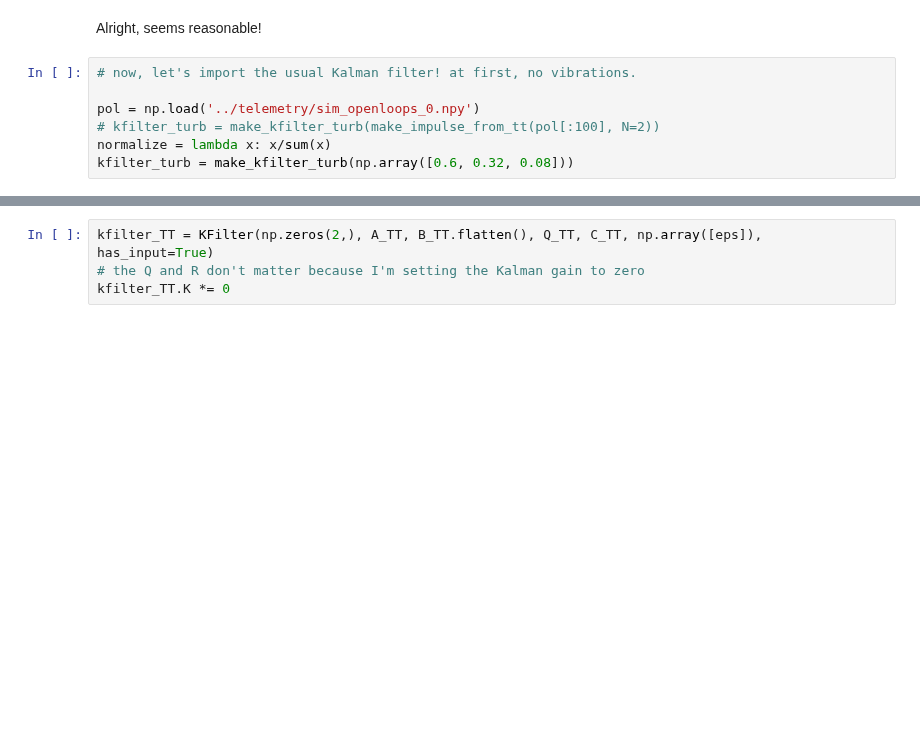
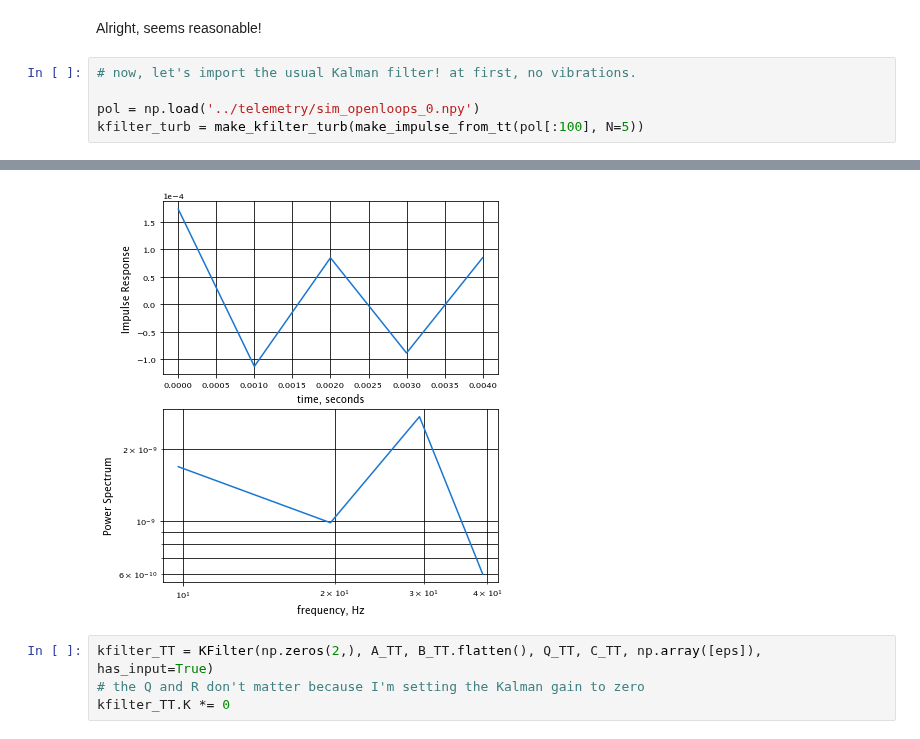
Before and after one commit to aditya-sengupta/tip-tilt-control, a Jupyter notebook: control/dev/mpc.ipynb, the cells around one changed output, grey strips where cells are left out. Cells and saved outputs as stored; diff of their text form; blank space fills up the shorter version.

```diff
--- a/control/dev/mpc.ipynb
+++ b/control/dev/mpc.ipynb
@@ -85,7 +85,5 @@ Alright, seems reasonable!
 # now, let's import the usual Kalman filter! at first, no vibrations.
 
 pol = np.load('../telemetry/sim_openloops_0.npy')
-# kfilter_turb = make_kfilter_turb(make_impulse_from_tt(pol[:100], N=2))
-normalize = lambda x: x/sum(x)
-kfilter_turb = make_kfilter_turb(np.array([0.6, 0.32, 0.08]))
+kfilter_turb = make_kfilter_turb(make_impulse_from_tt(pol[:100], N=5))
 # %% [output]
@@ -93,3 +91,4 @@ Took 3 iterations to get steady-state covariance.
+[figure, added]
 # %%
 kfilter_TT = KFilter(np.zeros(2,), A_TT, B_TT.flatten(), Q_TT, C_TT, np.array([eps]), has_input=True)
 # the Q and R don't matter because I'm setting the Kalman gain to zero
```
Also changed, not shown: parts of 6 cells of this notebook.
